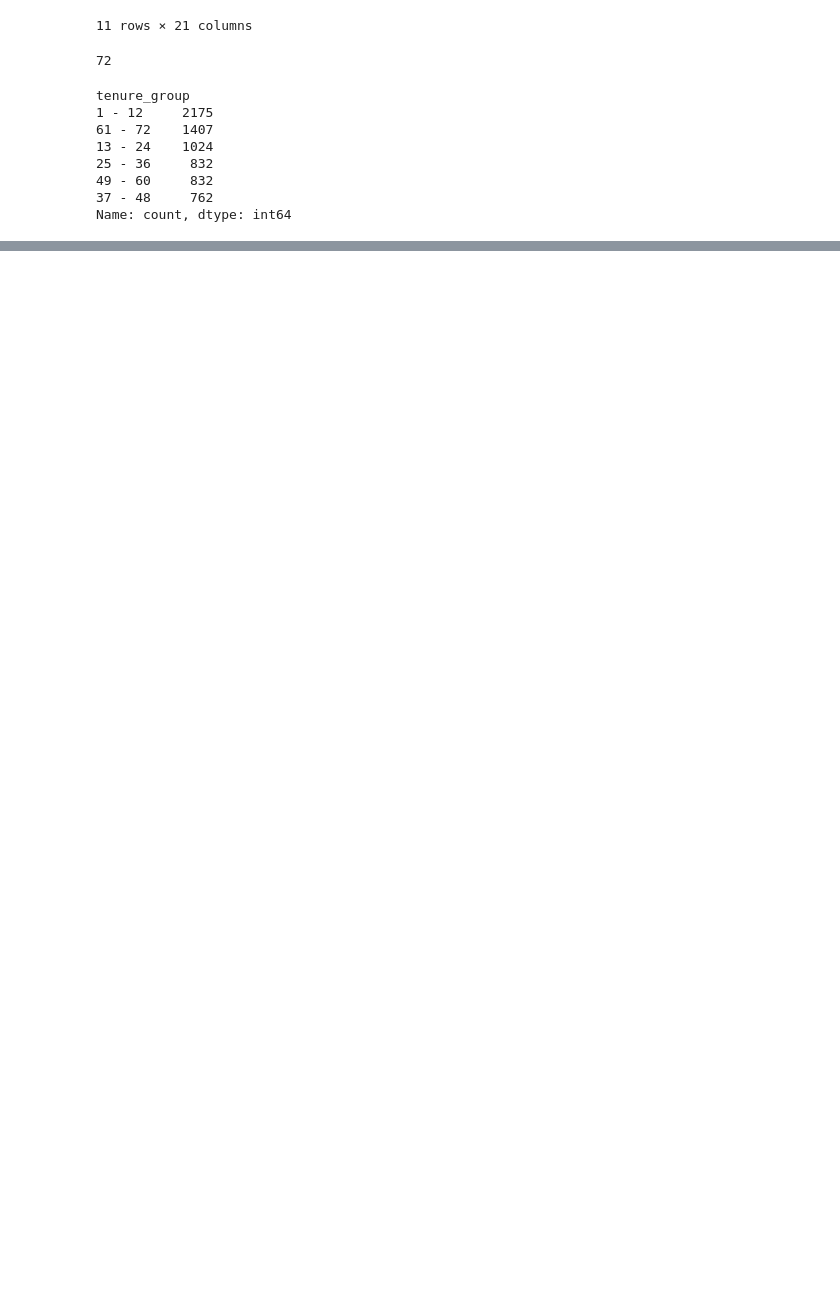
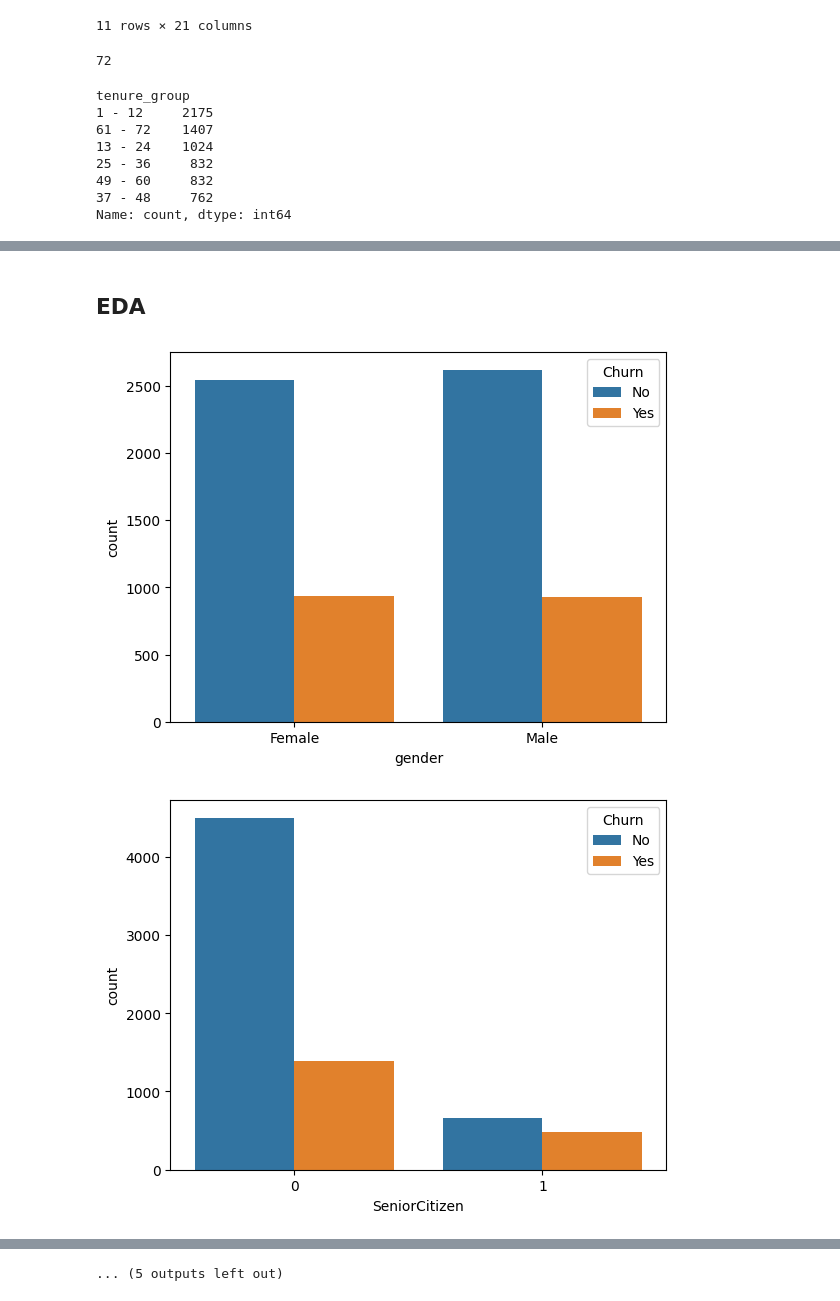
Before and after one commit to arun-ekambaram/Customer-Retention-Analysis-and-Behavioral-Modeling, a Jupyter notebook: experiment_2.ipynb, the cells around one changed output, grey strips where cells are left out. Saved outputs shown, nothing was run; the diff lists cells and outputs as text; code cells hidden in the pictures; blank space fills up the shorter version.

```diff
--- a/experiment_2.ipynb
+++ b/experiment_2.ipynb
@@ -222,3 +222,7 @@ tenure_group
 49 - 60     832
 37 - 48     762
 Name: count, dtype: int64
+# %%
+# remove unique values
+df_1.drop(columns=['customerID','tenure'],axis=1,inplace=True)
+df_1.head()
@@ -224,0 +236,9 @@ Name: count, dtype: int64
+# %% [markdown]
+## EDA
+# %%
+for i, predictor in enumerate(df_1.drop(columns=['Churn', 'TotalCharges', 'MonthlyCharges'])):
+    plt.figure(i)
+    sns.countplot(data=df_1, x=predictor, hue='Churn')
+# %% [output]
+[figure, added]
+[figure, added]
@@ -224,0 +255 @@ Name: count, dtype: int64
+... (5 outputs left out)
```
Also changed, not shown: parts of 10 cells of this notebook.
